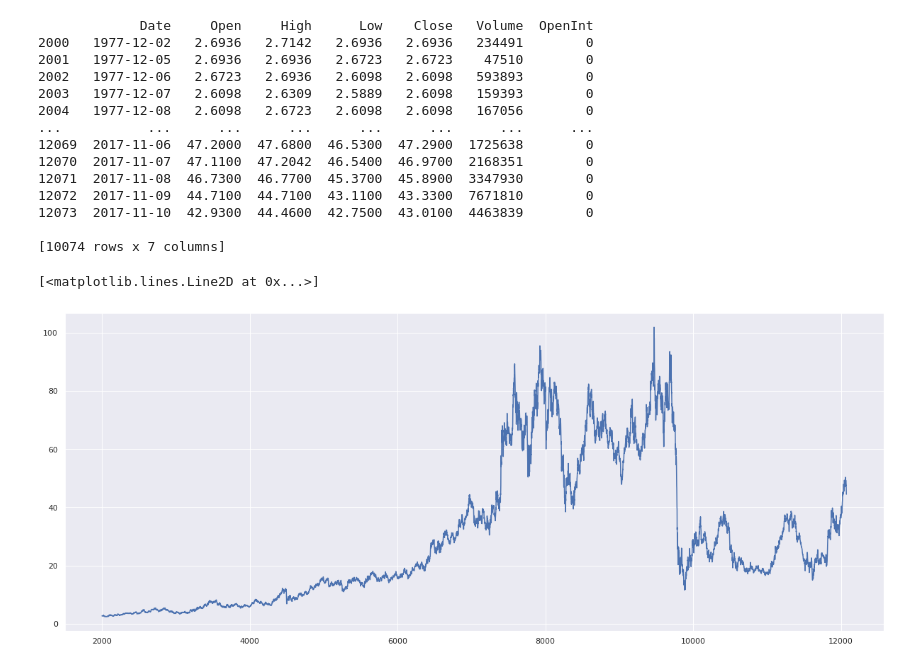
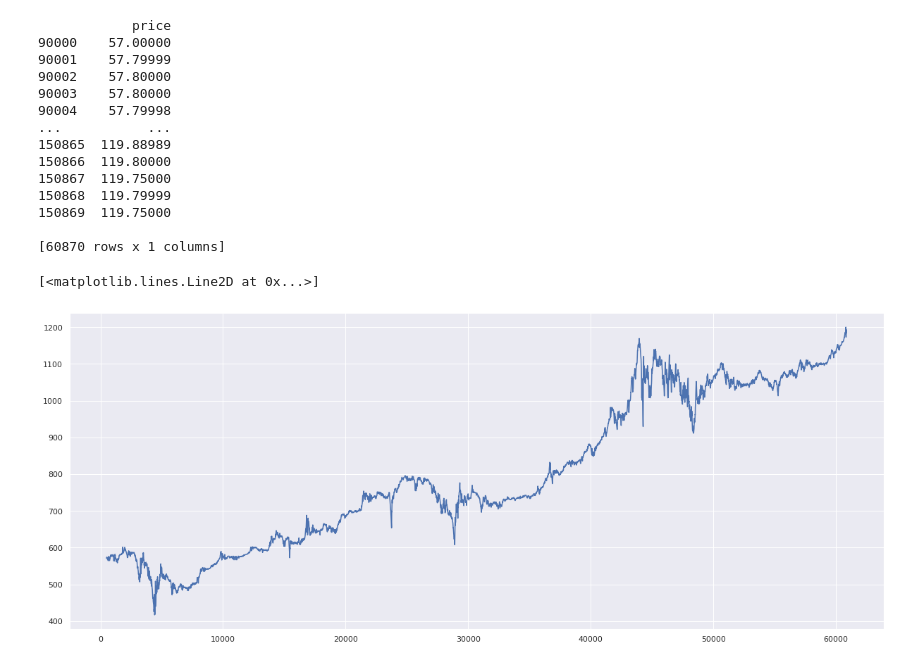
Before and after one commit to lorenz0890/motif_stock_prediction, a Jupyter notebook: motif_stock_prediction.ipynb, the cells around one changed output. Drawn from its saved outputs; the diff is of its cells as text; code cells hidden in the pictures.

```diff
--- a/motif_stock_prediction.ipynb
+++ b/motif_stock_prediction.ipynb
@@ -19,24 +41,35 @@ sns.set(rc={'figure.figsize':(20.7,8.27)})
 # %%
 #Dataset https://www.kaggle.com/borismarjanovic/price-volume-data-for-all-us-stocks-etfs
-df = pd.read_csv('price-volume-data-for-all-us-stocks-etfs/Stocks/aa.us.txt', sep=",", header=0).iloc[2000:]
-print(df)
-plt.plot(df['High'])
+#df = pd.read_csv('price-volume-data-for-all-us-stocks-etfs/Stocks/btc_hist.csv', sep=",", header=0).iloc[:-1000]
+df = pd.read_csv('price-volume-data-for-all-us-stocks-etfs/Stocks/btc24EUR.csv'
+                 , sep=",", header=0).iloc[90000:-90000]
+column = ['3.88']
+df = df.rename(columns={"1336575267": "time", "3.88": "price"})
+column = ['price']
+#print(df[column])
+#df[column] = df[column].str.replace(',','')
+#df[column] = df[column].astype(float)
+#df[column] = df[column].str.replace(',','')
+print(df[column])
+#Denoising
+df[column] = df[column].rolling(480, min_periods=1, win_type='gaussian').sum(std=4)[500:]
+plt.plot(df[column].values)
 # %% [output]
-             Date     Open     High      Low    Close   Volume  OpenInt
-2000   1977-12-02   2.6936   2.7142   2.6936   2.6936   234491        0
-2001   1977-12-05   2.6936   2.6936   2.6723   2.6723    47510        0
-2002   1977-12-06   2.6723   2.6936   2.6098   2.6098   593893        0
-2003   1977-12-07   2.6098   2.6309   2.5889   2.6098   159393        0
-2004   1977-12-08   2.6098   2.6723   2.6098   2.6098   167056        0
-...           ...      ...      ...      ...      ...      ...      ...
-12069  2017-11-06  47.2000  47.6800  46.5300  47.2900  1725638        0
-12070  2017-11-07  47.1100  47.2042  46.5400  46.9700  2168351        0
-12071  2017-11-08  46.7300  46.7700  45.3700  45.8900  3347930        0
-12072  2017-11-09  44.7100  44.7100  43.1100  43.3300  7671810        0
-12073  2017-11-10  42.9300  44.4600  42.7500  43.0100  4463839        0
+            price
+90000    57.00000
+90001    57.79999
+90002    57.80000
+90003    57.80000
+90004    57.79998
+...           ...
+150865  119.88989
+150866  119.80000
+150867  119.75000
+150868  119.79999
+150869  119.75000
 
-[10074 rows x 7 columns]
+[60870 rows x 1 columns]
 [<matplotlib.lines.Line2D at 0x...>]
-[figure, old version]
+[figure, new version]
 # %%
 scaler = preprocessing.MinMaxScaler()
```
Also changed, not shown: parts of 13 cells of this notebook.
